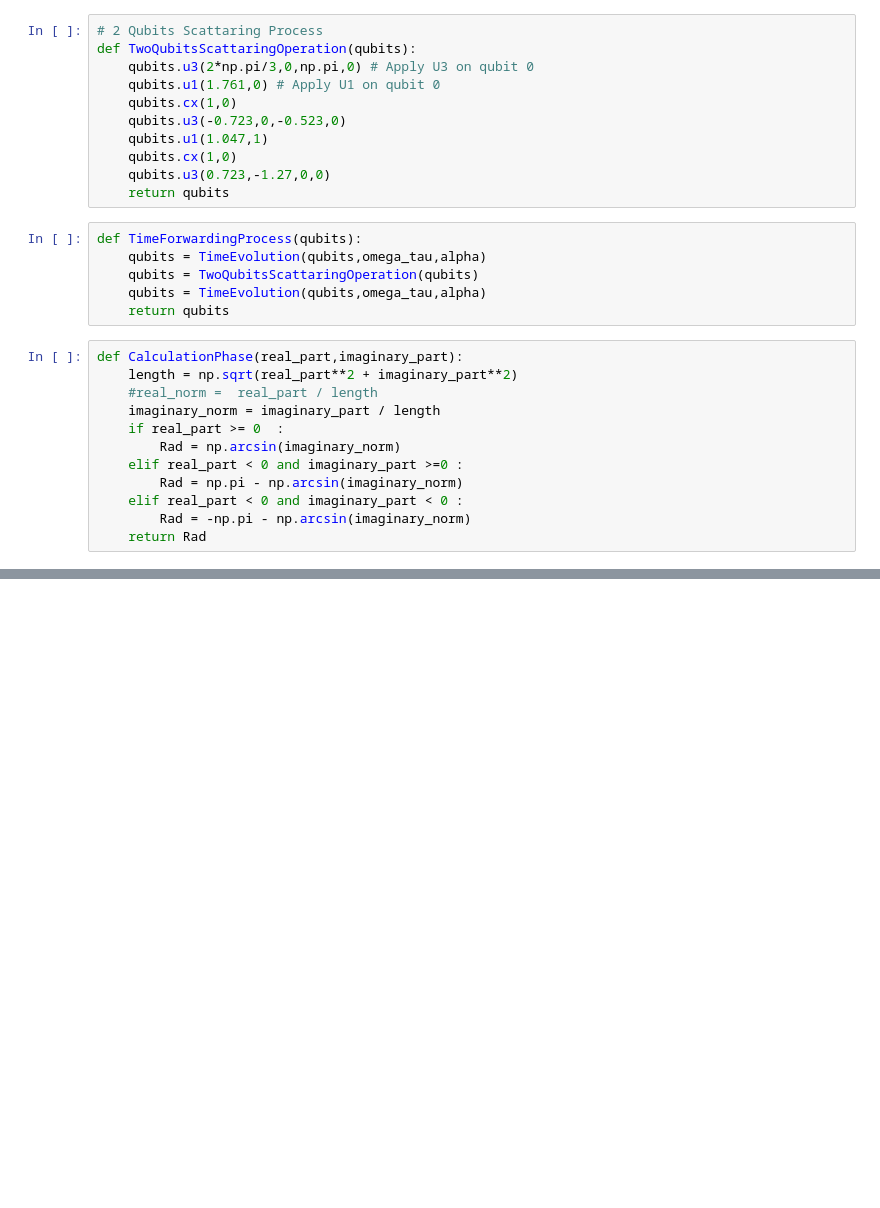
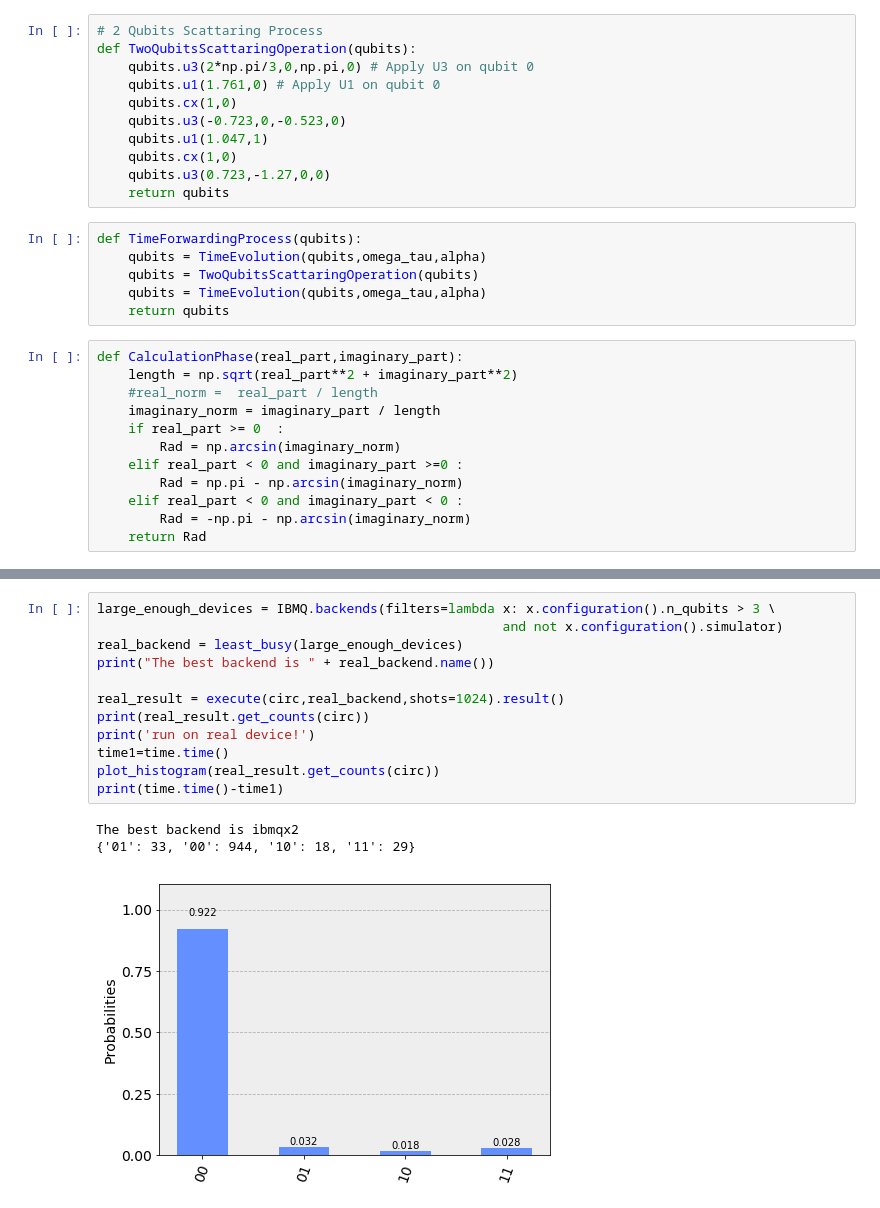
Before and after one commit to Ayumu-walker/Quantum-Computer, a Jupyter notebook: TimeReversalExperiment/TimeReversal.ipynb, the cells around one changed output, grey strips where cells are left out. Cells and saved outputs as stored; diff of their text form; blank space fills up the shorter version.

```diff
--- a/TimeReversalExperiment/TimeReversal.ipynb
+++ b/TimeReversalExperiment/TimeReversal.ipynb
@@ -148,0 +153,16 @@ circ.draw(output='mpl')
+# %%
+large_enough_devices = IBMQ.backends(filters=lambda x: x.configuration().n_qubits > 3 \
+                                                    and not x.configuration().simulator)
+real_backend = least_busy(large_enough_devices)
+print("The best backend is " + real_backend.name())
+
+real_result = execute(circ,real_backend,shots=1024).result()
+print(real_result.get_counts(circ))
+print('run on real device!')
+time1=time.time()
+plot_histogram(real_result.get_counts(circ))
+print(time.time()-time1)
+# %% [output]
+The best backend is ibmqx2
+{'01': 33, '00': 944, '10': 18, '11': 29}
+[figure, added]
```
Also changed, not shown: parts of 6 cells of this notebook.
